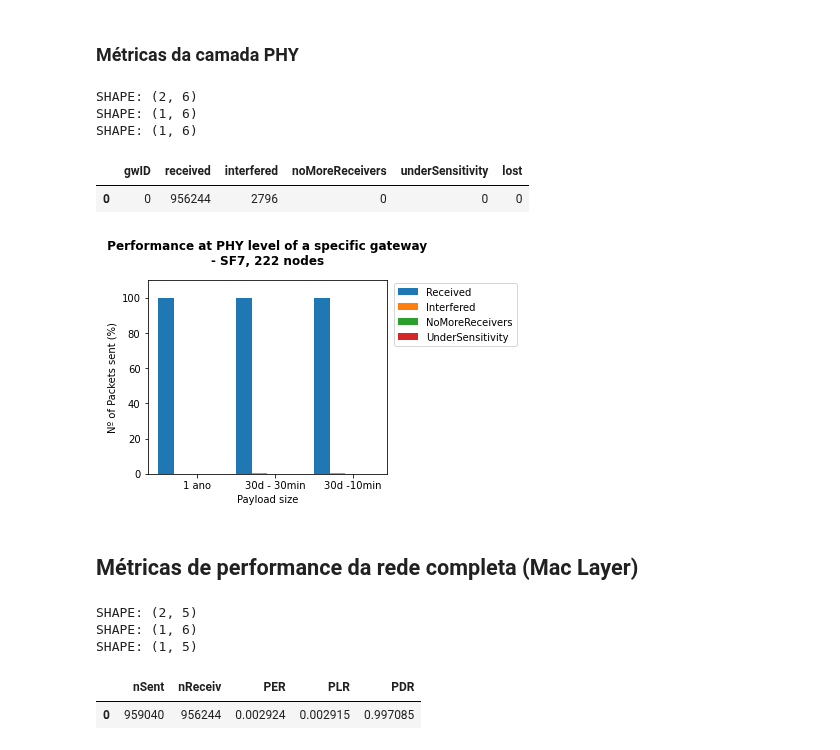
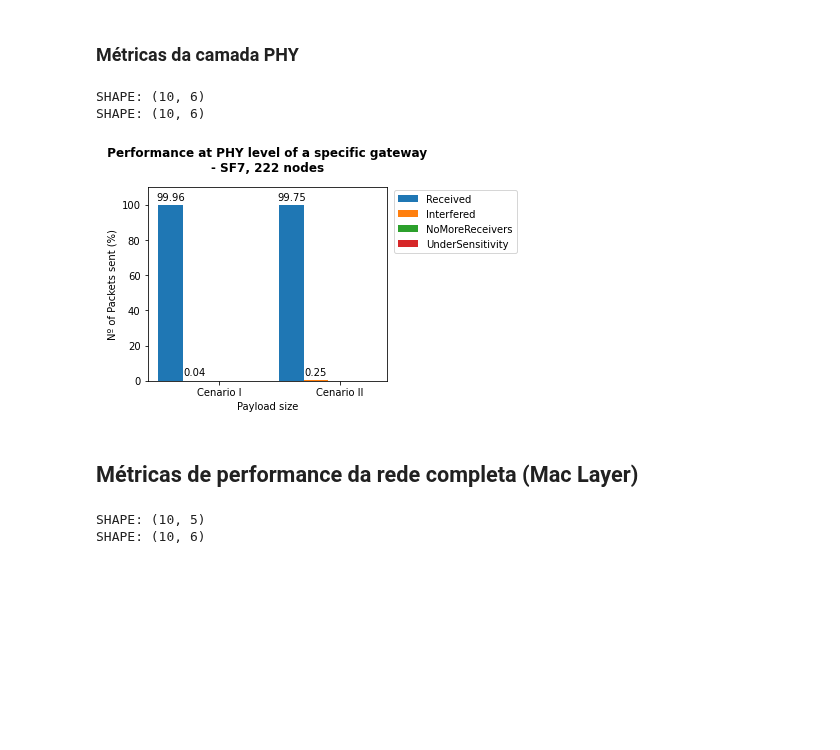
Before and after one commit to wasp-lahis/ns3-bmap, a Jupyter notebook: NS3/lorawan-metricas-exp/analyse_results/unicamp_scenario_analisys.ipynb, the cells around one changed output. Cells and saved outputs as stored; diff of their text form; code cells hidden in the pictures; blank space fills up the shorter version.

```diff
--- a/NS3/lorawan-metricas-exp/analyse_results/unicamp_scenario_analisys.ipynb
+++ b/NS3/lorawan-metricas-exp/analyse_results/unicamp_scenario_analisys.ipynb
@@ -453,9 +453,8 @@ current_path = '/home/wasp/Desktop/Mestrado/ns3-bmap/NS3/lorawan-metricas-exp/'
 # %%
 # Open Datasets - Camada phy
-
-path_cenario_0 = current_path + "/simulations/01/phy_results.txt"
-path_cenario_1 = current_path + "/simulations/02/phy_results.txt"
-path_cenario_2 = current_path + "/simulations/03/phy_results.txt"
+path_cenario_0 = current_path + "/simulations/04/phy_results.txt"
+path_cenario_1 = current_path + "/simulations/05/phy_results.txt"
+# path_cenario_2 = current_path + "/simulations/03/phy_results.txt"
 
 cenario_0_df = pd.read_csv(path_cenario_0, header=None)
 cenario_0_df.columns = ["gwID", "received", "interfered", "noMoreReceivers", "underSensitivity", "lost"]
@@ -467,44 +466,41 @@ cenario_1_df.columns = ["gwID", "received", "interfered", "noMoreReceivers", "un
 print("SHAPE:", cenario_1_df.shape)
 # cenario_1_df.head()
 
-cenario_2_df = pd.read_csv(path_cenario_2, header=None)
-cenario_2_df.columns = ["gwID", "received", "interfered", "noMoreReceivers", "underSensitivity", "lost"]
-print("SHAPE:", cenario_2_df.shape)
-cenario_2_df.head()
+# cenario_2_df = pd.read_csv(path_cenario_2, header=None)
+# cenario_2_df.columns = ["gwID", "received", "interfered", "noMoreReceivers", "underSensitivity", "lost"]
+# print("SHAPE:", cenario_2_df.shape)
+# cenario_2_df.head()
 # %% [output]
-SHAPE: (2, 6)
-SHAPE: (1, 6)
-SHAPE: (1, 6)
+SHAPE: (10, 6)
+SHAPE: (10, 6)
-|  | gwID | received | interfered | noMoreReceivers | underSensitivity | lost |
-| 0 | 0 | 956244 | 2796 | 0 | 0 | 0 |
 # %%
 cenario_0_df['received'].mean()
+# %%
+# remove outliers
+cenario_0_df = cenario_0_df.iloc[1:].head()
 # %%
 def percent_conversion (total_pkg_expected, number):
     percent = (100 * number)/total_pkg_expected
     return percent
 # %%
-labels = ['1 ano', '30d - 30min', '30d -10min']
+# labels = ['1 ano', '30d - 30min', '30d -10min']
+labels = ['Cenario I', 'Cenario II']
 
-total_pkg_01 = 324120
-total_pkg_02 = 319680
-total_pkg_03 = 959040
+total_pkg_01 = 131640
+total_pkg_02 = 823680
+# total_pkg_03 = 959040
 
 received = [percent_conversion(total_pkg_01, cenario_0_df['received'].mean()),
-            percent_conversion(total_pkg_02, cenario_1_df['received'].mean()),
-            percent_conversion(total_pkg_03, cenario_2_df['received'].mean())]
+            percent_conversion(total_pkg_02, cenario_1_df['received'].mean())]
 
 interfered = [percent_conversion(total_pkg_01, cenario_0_df['interfered'].mean()),
-            percent_conversion(total_pkg_02, cenario_1_df['interfered'].mean()),
-            percent_conversion(total_pkg_03, cenario_2_df['interfered'].mean())]
+            percent_conversion(total_pkg_02, cenario_1_df['interfered'].mean())]
 
 noMoreReceivers = [percent_conversion(total_pkg_01, cenario_0_df['noMoreReceivers'].mean()),
-            percent_conversion(total_pkg_02, cenario_1_df['noMoreReceivers'].mean()),
-            percent_conversion(total_pkg_03, cenario_2_df['noMoreReceivers'].mean())]
+            percent_conversion(total_pkg_02, cenario_1_df['noMoreReceivers'].mean())]
 
 underSensitivity = [percent_conversion(total_pkg_01, cenario_0_df['underSensitivity'].mean()),
-            percent_conversion(total_pkg_02, cenario_1_df['underSensitivity'].mean()),
-            percent_conversion(total_pkg_03, cenario_2_df['underSensitivity'].mean())]
+            percent_conversion(total_pkg_02, cenario_1_df['underSensitivity'].mean())]
 
 
 x = np.arange(len(labels))  # the label locations
@@ -513,45 +509,48 @@ width = 0.2  # the width of the bars
 fig, ax = plt.subplots()
 rects1 = ax.bar(x - 2*width, received, width, label='Received')
 rects2 = ax.bar(x - width, interfered, width, label='Interfered')
 rects3 = ax.bar(x , noMoreReceivers, width, label='NoMoreReceivers')
 rects4 = ax.bar(x + width, underSensitivity, width, label='UnderSensitivity')
 
 
 # Add some text for labels, title and custom x-axis tick labels, etc.
 ax.set_ylabel('Nº of Packets sent (%)')
 ax.set_xlabel('Payload size')
 ax.set_title(' Performance at PHY level of a specific gateway \n- SF7, 222 nodes', fontweight='bold', fontsize=12, y=1.05)
 ax.set_xticks(x)
 ax.set_xticklabels(labels)
 ax.set_ylim([0, 110])
 ax.legend(bbox_to_anchor=(1.01, 1.01), prop={'size': 10})
 
 
 def autolabel(rects):
     """Attach a text label above each bar in *rects*, displaying its height."""
     for rect in rects:
         height = rect.get_height()
-        ax.annotate('{}'.format(height),
+        ax.annotate('{}'.format(round(height,2)),
                     xy=(rect.get_x() + rect.get_width() / 2, height),
                     xytext=(0, 3),  # 3 points vertical offset
                     textcoords="offset points",
                     ha='center', va='bottom')
 
+autolabel(rects1)
+autolabel(rects2)
+
 fig.tight_layout()
 
 plt.show()
-# fig.savefig('phy_performance.png',bbox_inches='tight')
+fig.savefig('phy_performance.png',bbox_inches='tight')
 # %% [output]
-[figure, old version]
+[figure, new version]
 # %% [markdown]
 ## Métricas de performance da rede completa (Mac Layer)
 # %%
 # ----- Open Datasets - Camada MAC
 
 file = "net_results.txt"
-path_cenario_0 = current_path + "/simulations/01/" + file
-path_cenario_1 = current_path + "/simulations/02/" + file
-path_cenario_2 = current_path + "/simulations/03/" + file
+path_cenario_0 = current_path + "/simulations/04/" + file
+path_cenario_1 = current_path + "/simulations/05/" + file
+# path_cenario_2 = current_path + "/simulations/03/" + file
 
 net_0_df = pd.read_csv(path_cenario_0, header=None)
 net_0_df.columns = ["nSent", "nReceiv", "PER", "PLR", "PDR"]
@@ -563,13 +562,10 @@ net_1_df.columns = ["nSent", "nReceiv", "PER", "PLR", "PDR"]
 print("SHAPE:", cenario_1_df.shape)
 # net_1_df.head()
 
-net_2_df = pd.read_csv(path_cenario_2, header=None)
-net_2_df.columns = ["nSent", "nReceiv", "PER", "PLR", "PDR"]
-print("SHAPE:", net_2_df.shape)
-net_2_df.head()
+# net_2_df = pd.read_csv(path_cenario_2, header=None)
+# net_2_df.columns = ["nSent", "nReceiv", "PER", "PLR", "PDR"]
+# print("SHAPE:", net_2_df.shape)
+# net_2_df.head()
 # %% [output]
-SHAPE: (2, 5)
-SHAPE: (1, 6)
-SHAPE: (1, 5)
+SHAPE: (10, 5)
+SHAPE: (10, 6)
-|  | nSent | nReceiv | PER | PLR | PDR |
-| 0 | 959040 | 956244 | 0.002924 | 0.002915 | 0.997085 |
```
Also changed, not shown: parts of 16 cells of this notebook, 1 other file.
